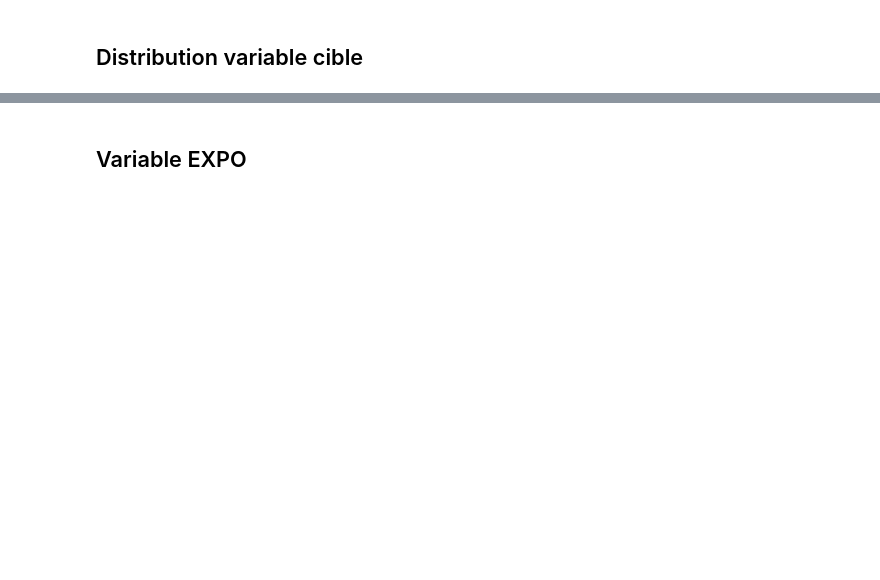
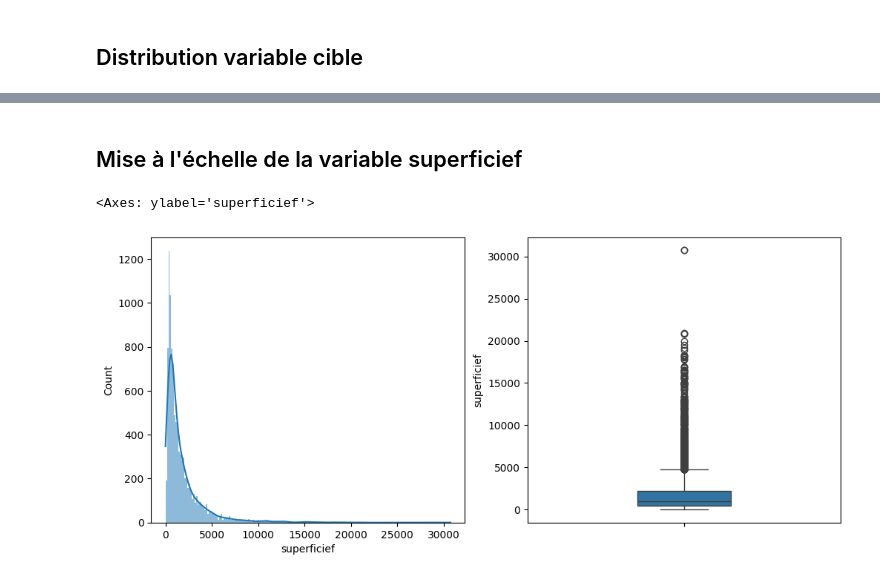
Before and after one commit to arthurmadecprevost/projet-ingenierie-des-donnees, a Jupyter notebook: projet.ipynb, the cells around one changed output, grey strips where cells are left out. Drawn from its saved outputs; the diff is of its cells as text; code cells hidden in the pictures; blank space fills up the shorter version.

```diff
--- a/projet.ipynb
+++ b/projet.ipynb
@@ -183,8 +225,3 @@ Nous allons retirer ces colonnes car elles ne sont pas des variables quantitativ
-# %%
-df['ft_2_categ'] = df['ft_2_categ'].astype(object)
-df['ft_4_categ'] = df['ft_4_categ'].astype(object)
-df['ft_19_categ'] = df['ft_19_categ'].astype(object)
-df['ft_21_categ'] = df['ft_21_categ'].astype(object)
 # %%
 import seaborn as sns
 
@@ -203,2 +243,13 @@ for col in df.select_dtypes(['float64', 'int64']):
-# %% [markdown]
-## Variable EXPO
+# %% [markdown]
+## Mise à l'échelle de la variable superficief
+# %%
+plt.figure(figsize=(12,5))
+
+plt.subplot(1,2,1)
+sns.histplot(df['superficief'], kde=True, edgecolor=None)
+
+plt.subplot(1,2,2)
+sns.boxplot(df['superficief'], width=0.3)
+# %% [output]
+<Axes: ylabel='superficief'>
+[figure, added]
```
Also changed, not shown: parts of 35 cells of this notebook.
